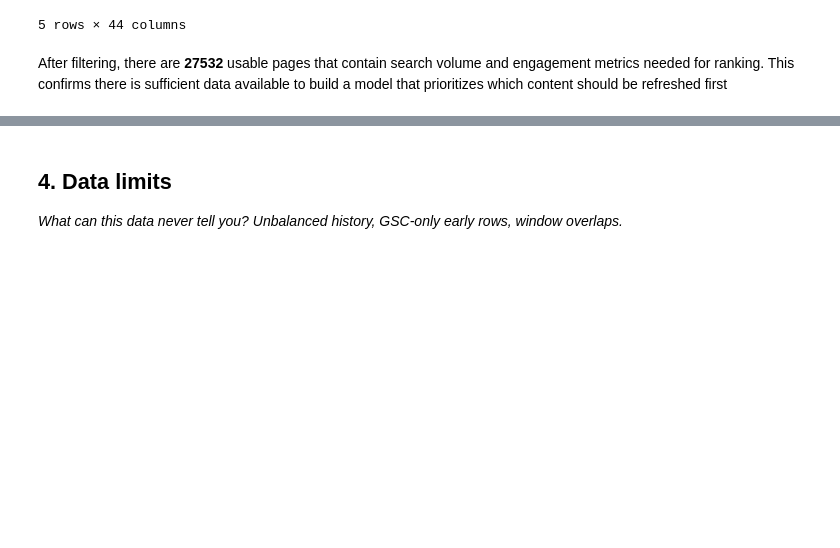
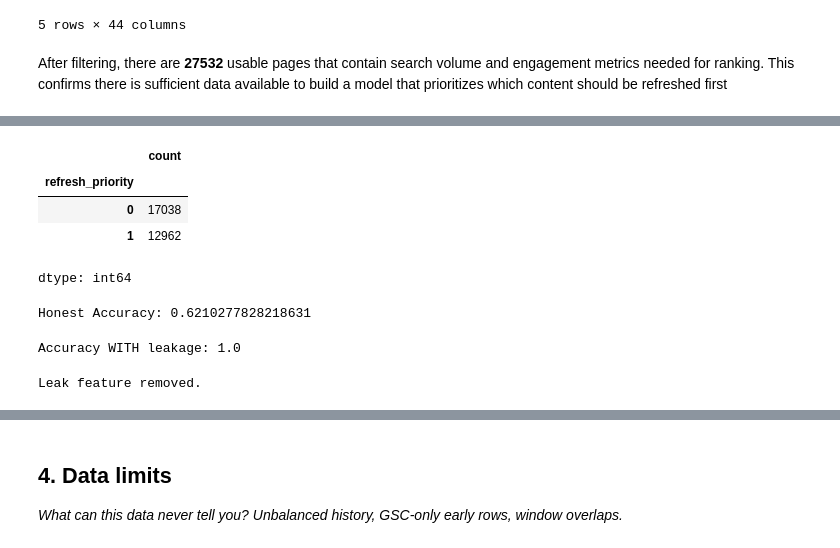
Before and after one commit to martindiarua/ML_01, a Jupyter notebook: work/notebooks/w03_data_contract.ipynb, the cells around one changed output, grey strips where cells are left out. Drawn from its saved outputs; the diff is of its cells as text; code cells hidden in the pictures; blank space fills up the shorter version.

```diff
--- a/work/notebooks/w03_data_contract.ipynb
+++ b/work/notebooks/w03_data_contract.ipynb
@@ -121,0 +151,78 @@ After filtering, there are **27532** usable pages that contain search volume and
+# %%
+# Create a simple proxy label for demonstration only
+df["refresh_priority"] = (
+    (df["ctr"] < 0.05) &
+    (df["engagement_rate"] < 0.40)
+).astype(int)
+
+df["refresh_priority"].value_counts()
+# %% [output]
+|  | count |
+| refresh_priority |  |
+| 0 | 17038 |
+| 1 | 12962 |
+dtype: int64
+# %%
+from sklearn.model_selection import train_test_split
+from sklearn.tree import DecisionTreeClassifier
+from sklearn.metrics import accuracy_score
+
+# Features available at the decision moment
+features = [
+    "search_volume",
+    "competition",
+    "days_since_last_update"
+]
+
+# Remove missing values
+model_df = df[features + ["refresh_priority"]].dropna()
+
+X = model_df[features]
+y = model_df["refresh_priority"]
+
+X_train, X_test, y_train, y_test = train_test_split(
+    X, y, test_size=0.2, random_state=42
+)
+
+model = DecisionTreeClassifier(random_state=42)
+model.fit(X_train, y_train)
+
+pred = model.predict(X_test)
+
+print("Honest Accuracy:", accuracy_score(y_test, pred))
+# %% [output]
+Honest Accuracy: 0.6210277828218631
+# %%
+# Deliberately introduce leakage
+model_df["leak_feature"] = model_df["refresh_priority"]
+
+X = model_df[
+    [
+        "search_volume",
+        "competition",
+        "days_since_last_update",
+        "leak_feature"
+    ]
+]
+
+y = model_df["refresh_priority"]
+
+X_train, X_test, y_train, y_test = train_test_split(
+    X, y, test_size=0.2, random_state=42
+)
+
+leaky_model = DecisionTreeClassifier(random_state=42)
+leaky_model.fit(X_train, y_train)
+
+pred = leaky_model.predict(X_test)
+
+print("Accuracy WITH leakage:", accuracy_score(y_test, pred))
+# %% [output]
+Accuracy WITH leakage: 1.0
+# %%
+# Remove the leaked feature
+model_df.drop(columns=["leak_feature"], inplace=True)
+
+print("Leak feature removed.")
+# %% [output]
+Leak feature removed.
```
Also changed, not shown: parts of 9 cells of this notebook.
